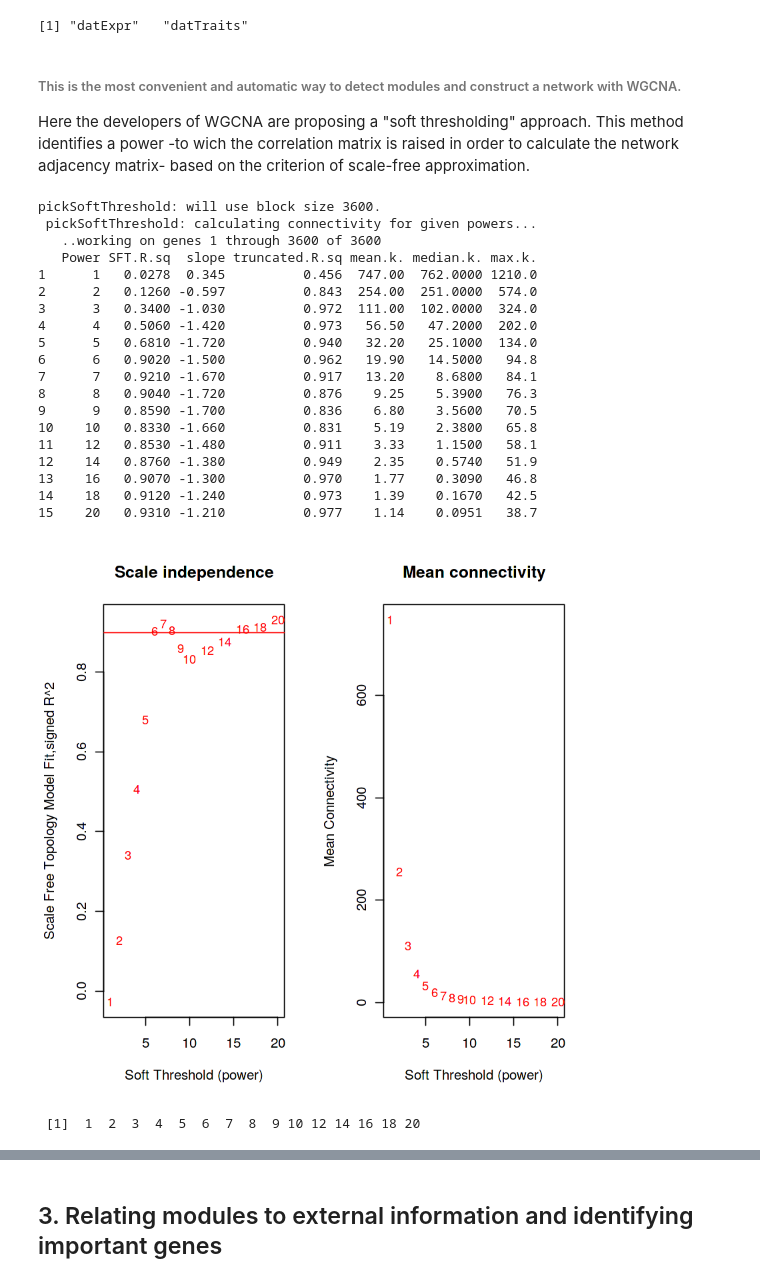
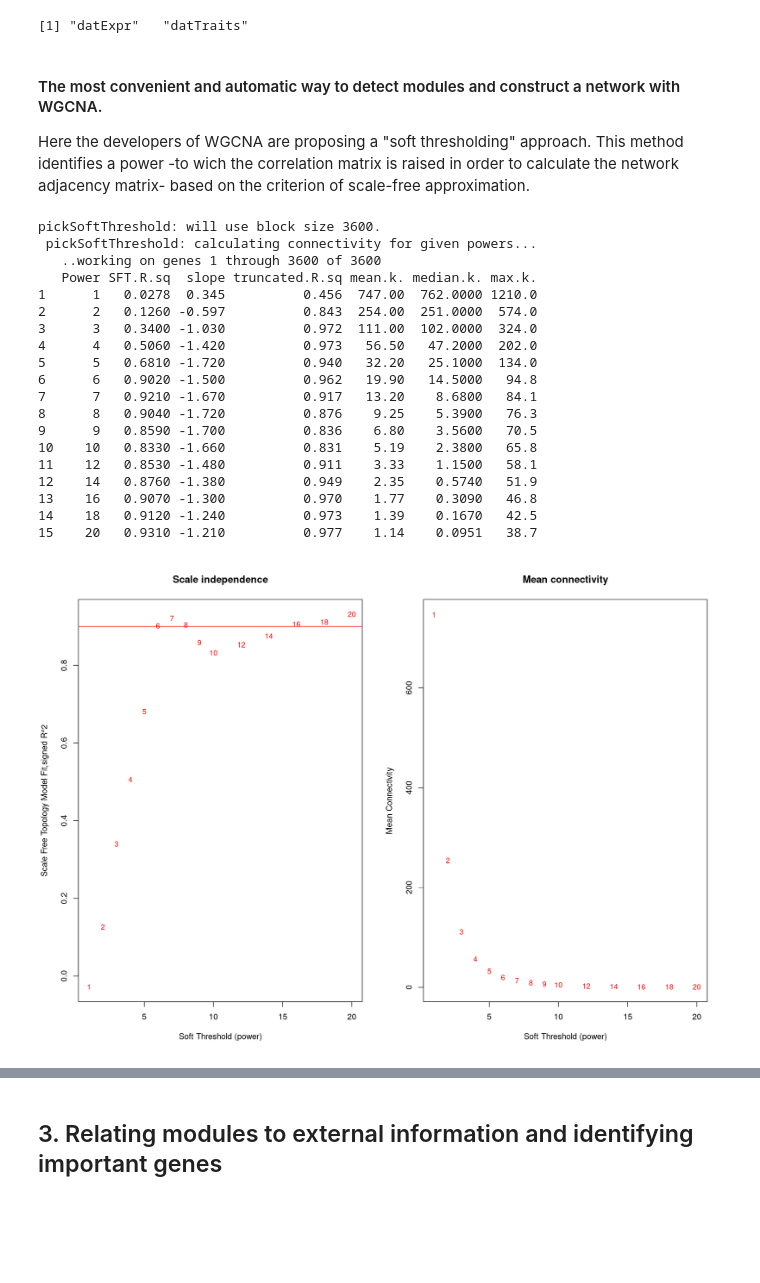
Before and after one commit to DU-Bii/module-6-Integrative-Bioinformatics, a Jupyter notebook: 2020/session5/Network Inference with WGCNA.ipynb, the cells around one changed output, grey strips where cells are left out. Cells and saved outputs as stored; diff of their text form; code cells hidden in the pictures; blank space fills up the shorter version.

```diff
--- a/2020/session5/Network Inference with WGCNA.ipynb
+++ b/2020/session5/Network Inference with WGCNA.ipynb
@@ -8,18 +8,18 @@ __Tutorial for Module 6 DUBII 2019__
 ## 1. Preliminaries and data input
 # %%
 #  Code chunk 1
-# Display the current working directory
-getwd();
-# If necessary, change the path below to the directory where the data files are stored.
-# "." means current directory.
-workingDir = ".";
-setwd(workingDir);
+## Display the current working directory
+#getwd();
+## If necessary, change the path below to the directory where the data files are stored.
+## "." means current directory.
+#workingDir = ".";
+#setwd(workingDir);
 # Load the WGCNA package
 library(WGCNA);
-# The following setting is important, do not omit.
-options(stringsAsFactors = FALSE);
+## The following setting is important, do not omit.
+#options(stringsAsFactors = FALSE);
 #Read in the female liver data set
-femData = read.csv("LiverFemale3600.csv");
+femData = read.csv("data/LiverFemale3600.csv");
 # Take a quick look at what is in the data set:
 dim(femData);
 names(femData);
@@ -252,53 +227,50 @@ lnames
 Allowing multi-threading with up to 8 threads.
 [1] "datExpr"   "datTraits"
 # %% [markdown]
-###### This is the most convenient and automatic way to detect modules and construct a network with WGCNA.
+#### The most convenient and automatic way to detect modules and construct a network with WGCNA.
 
 Here the developers of WGCNA are proposing a "soft thresholding" approach. This method identifies a power -to wich the correlation matrix is raised in order to calculate the network adjacency matrix- based on the criterion of scale-free approximation.
 # %%
 #  Code chunk 11
 # Choose a set of soft-thresholding powers
-powers = c(c(1:10), seq(from = 12, to=20, by=2))
+powers = c(c(1:10), seq(from = 12, to = 20, by = 2))
 # Call the network topology analysis function
 sft = pickSoftThreshold(datExpr, powerVector = powers, verbose = 5)
 # Plot the results:
-par(mfrow = c(1,2));
+par(mfrow = c(1, 2));
+options(repr.plot.width = 14, repr.plot.height = 10);
 # Scale-free topology fit index as a function of the soft-thresholding power
 plot(sft$fitIndices[,1], -sign(sft$fitIndices[,3])*sft$fitIndices[,2],
-     xlab="Soft Threshold (power)",ylab="Scale Free Topology Model Fit,signed R^2",type="n",
+     xlab = "Soft Threshold (power)", ylab = "Scale Free Topology Model Fit,signed R^2", type = "n",
      main = paste("Scale independence"));
 text(sft$fitIndices[,1], -sign(sft$fitIndices[,3])*sft$fitIndices[,2],
-     labels=powers,cex=cex1,col="red");
+     labels = powers, cex = 0.9, col = "red");
 # this line corresponds to using an R^2 cut-off of h
-abline(h=0.90,col="red")
+abline(h = 0.90, col = "red")
 # Mean connectivity as a function of the soft-thresholding power
 plot(sft$fitIndices[,1], sft$fitIndices[,5],
-     xlab="Soft Threshold (power)",ylab="Mean Connectivity", type="n",
+     xlab = "Soft Threshold (power)", ylab = "Mean Connectivity", type = "n",
      main = paste("Mean connectivity"))
-text(sft$fitIndices[,1], sft$fitIndices[,5], labels=powers, cex=cex1,col="red")
+text(sft$fitIndices[,1], sft$fitIndices[,5], labels = powers, cex = 0.9, col = "red")
 # %% [output]
 pickSoftThreshold: will use block size 3600.
  pickSoftThreshold: calculating connectivity for given powers...
    ..working on genes 1 through 3600 of 3600
    Power SFT.R.sq  slope truncated.R.sq mean.k. median.k. max.k.
 1      1   0.0278  0.345          0.456  747.00  762.0000 1210.0
 2      2   0.1260 -0.597          0.843  254.00  251.0000  574.0
 3      3   0.3400 -1.030          0.972  111.00  102.0000  324.0
 4      4   0.5060 -1.420          0.973   56.50   47.2000  202.0
 5      5   0.6810 -1.720          0.940   32.20   25.1000  134.0
 6      6   0.9020 -1.500          0.962   19.90   14.5000   94.8
 7      7   0.9210 -1.670          0.917   13.20    8.6800   84.1
 8      8   0.9040 -1.720          0.876    9.25    5.3900   76.3
 9      9   0.8590 -1.700          0.836    6.80    3.5600   70.5
 10    10   0.8330 -1.660          0.831    5.19    2.3800   65.8
 11    12   0.8530 -1.480          0.911    3.33    1.1500   58.1
 12    14   0.8760 -1.380          0.949    2.35    0.5740   51.9
 13    16   0.9070 -1.300          0.970    1.77    0.3090   46.8
 14    18   0.9120 -1.240          0.973    1.39    0.1670   42.5
 15    20   0.9310 -1.210          0.977    1.14    0.0951   38.7
-[figure, old version]
+[figure, new version]
-# %%
-powers
-# %% [output]
- [1]  1  2  3  4  5  6  7  8  9 10 12 14 16 18 20
 # %% [markdown]
```
Also changed, not shown: parts of 36 cells of this notebook, 13 other files.
